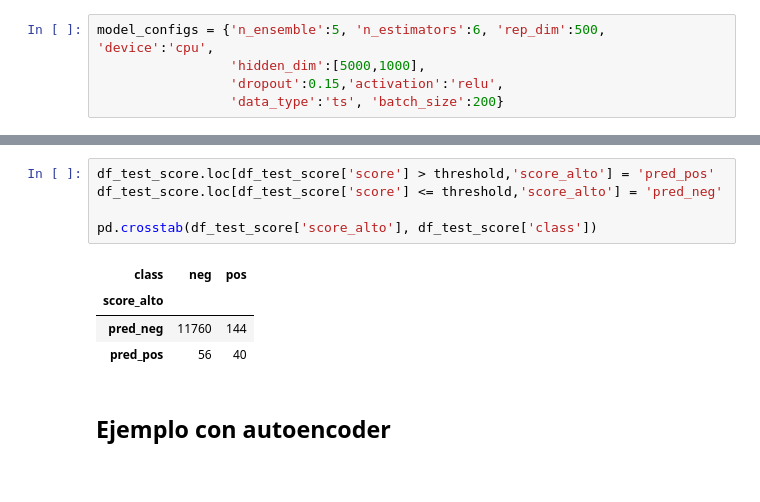
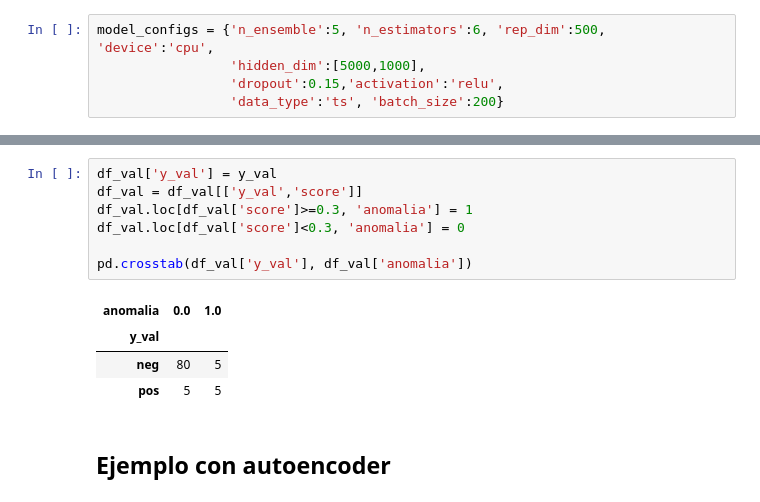
Before and after one commit to marcoandresv/DS_Consorci_2025, a Jupyter notebook: 8.- ML No supervisado/Analisis_no_supervisado_4_Deteccion_Anomalias.ipynb, the cells around one changed output, grey strips where cells are left out. Cells and saved outputs as stored; diff of their text form.

```diff
--- a/8.- ML No supervisado/Analisis_no_supervisado_4_Deteccion_Anomalias.ipynb
+++ b/8.- ML No supervisado/Analisis_no_supervisado_4_Deteccion_Anomalias.ipynb
@@ -357,13 +248,15 @@ Name: count, dtype: float64
-# %%
-df_test_score.loc[df_test_score['score'] > threshold,'score_alto'] = 'pred_pos'
-df_test_score.loc[df_test_score['score'] <= threshold,'score_alto'] = 'pred_neg'
-
-pd.crosstab(df_test_score['score_alto'], df_test_score['class'])
-# %% [output]
-| class | neg | pos |
-| score_alto |  |  |
-| pred_neg | 11760 | 144 |
-| pred_pos | 56 | 40 |
-# %% [markdown]
-## Ejemplo con autoencoder
+# %%
+df_val['y_val'] = y_val
+df_val = df_val[['y_val','score']]
+df_val.loc[df_val['score']>=0.3, 'anomalia'] = 1
+df_val.loc[df_val['score']<0.3, 'anomalia'] = 0
+
+pd.crosstab(df_val['y_val'], df_val['anomalia'])
+# %% [output]
+| anomalia | 0.0 | 1.0 |
+| y_val |  |  |
+| neg | 80 | 5 |
+| pos | 5 | 5 |
+# %% [markdown]
+## Ejemplo con autoencoder
 # %%
```
Also changed, not shown: parts of 22 cells of this notebook, 11 other files.
